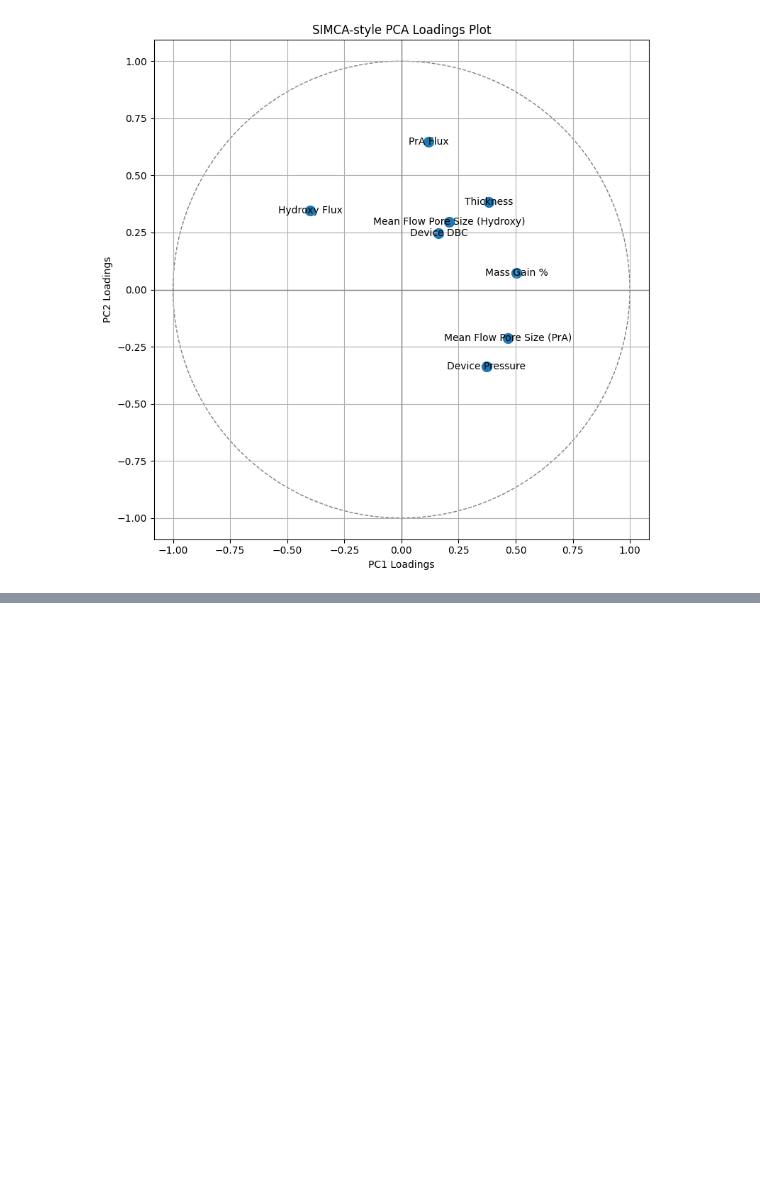
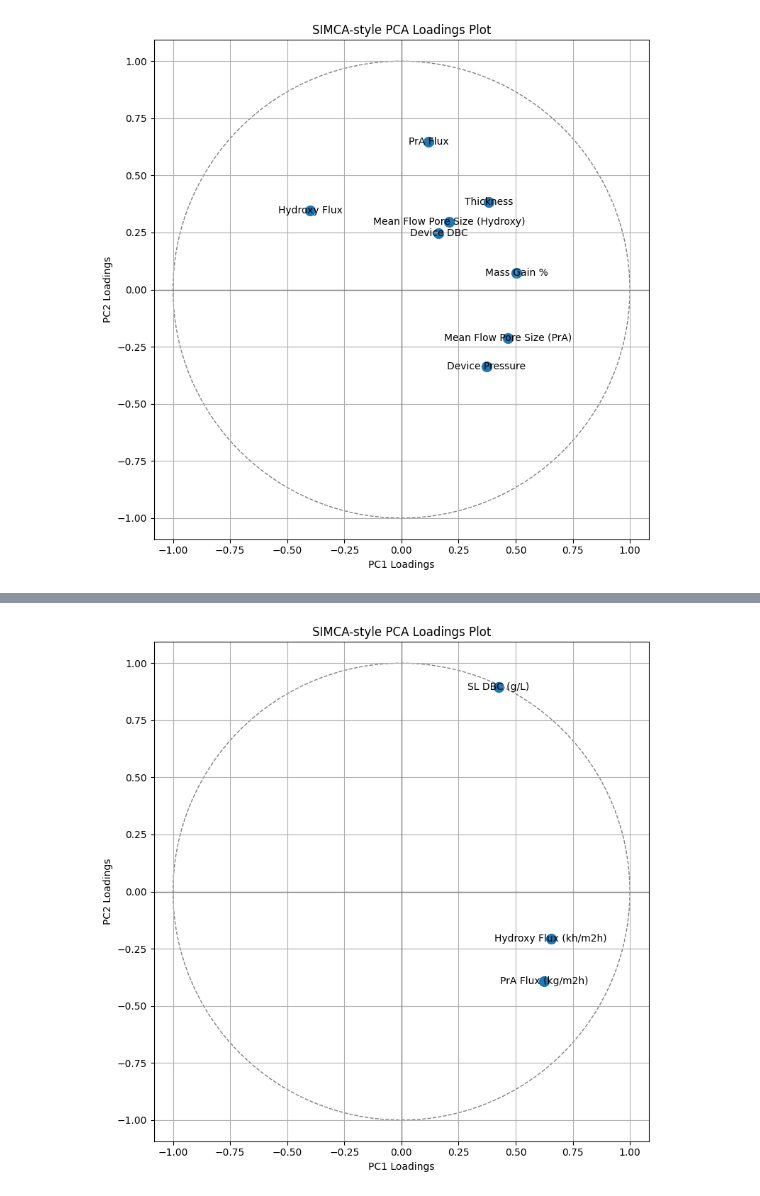
Before and after one commit to abhi-p/stock-dashboard, a Jupyter notebook: notebook/data_api_test copy.ipynb, the cells around one changed output, grey strips where cells are left out. Cells and saved outputs as stored; diff of their text form; code cells hidden in the pictures; blank space fills up the shorter version.

```diff
--- a/notebook/data_api_test copy.ipynb
+++ b/notebook/data_api_test copy.ipynb
@@ -303,0 +350,58 @@ plt.show()
+# %%
+import pandas as pd
+import numpy as np
+import matplotlib.pyplot as plt
+from sklearn.decomposition import PCA
+from sklearn.preprocessing import StandardScaler
+
+# Load data
+df = pd.read_csv("multi_var_april.csv")
+
+# Define columns
+input_vars = ["tBAAm", "BIS", "Water", "Irgacure"]
+output_vars = [
+    "Device DBC", "Device Pressure", "Hydroxy Flux", "PrA Flux",
+    "Thickness", "Mass Gain %", "Mean Flow Pore Size (Hydroxy)",
+    "Mean Flow Pore Size (PrA)"
+]
+
+#Roll
+
+input_vars=['NHEAAm','tBAAm','BIS','DMM']
+output_vars=['Hydroxy Flux (kh/m2h)','SL DBC (g/L)','PrA Flux (kg/m2h)']
+
+output_vars
+
+# Standardize the output features before PCA
+X = df[output_vars]
+#X= df[input_vars]
+X_scaled = StandardScaler().fit_transform(X)
+
+# Run PCA
+pca = PCA(n_components=2)
+pca.fit(X_scaled)
+loadings = pd.DataFrame(pca.components_.T, columns=["PC1", "PC2"], index=output_vars)
+
+# Plot loadings scatter
+plt.figure(figsize=(8, 8))
+plt.scatter(loadings["PC1"], loadings["PC2"], s=100)
+
+# Annotate features
+for feature, (x, y) in loadings.iterrows():
+    plt.text(x, y, feature, fontsize=10, ha='center', va='center')
+
+# Optional: Draw unit circle for correlation-like interpretation
+circle = plt.Circle((0, 0), 1, color='gray', fill=False, linestyle='--')
+plt.gca().add_patch(circle)
+
+plt.axhline(0, color='grey', lw=1)
+plt.axvline(0, color='grey', lw=1)
+plt.xlabel("PC1 Loadings")
+plt.ylabel("PC2 Loadings")
+plt.title("SIMCA-style PCA Loadings Plot")
+plt.grid(True)
+plt.axis('equal')
+plt.tight_layout()
+plt.show()
+# %% [output]
+[figure, added]
```
Also changed, not shown: parts of 3 cells of this notebook, 16 other files.
